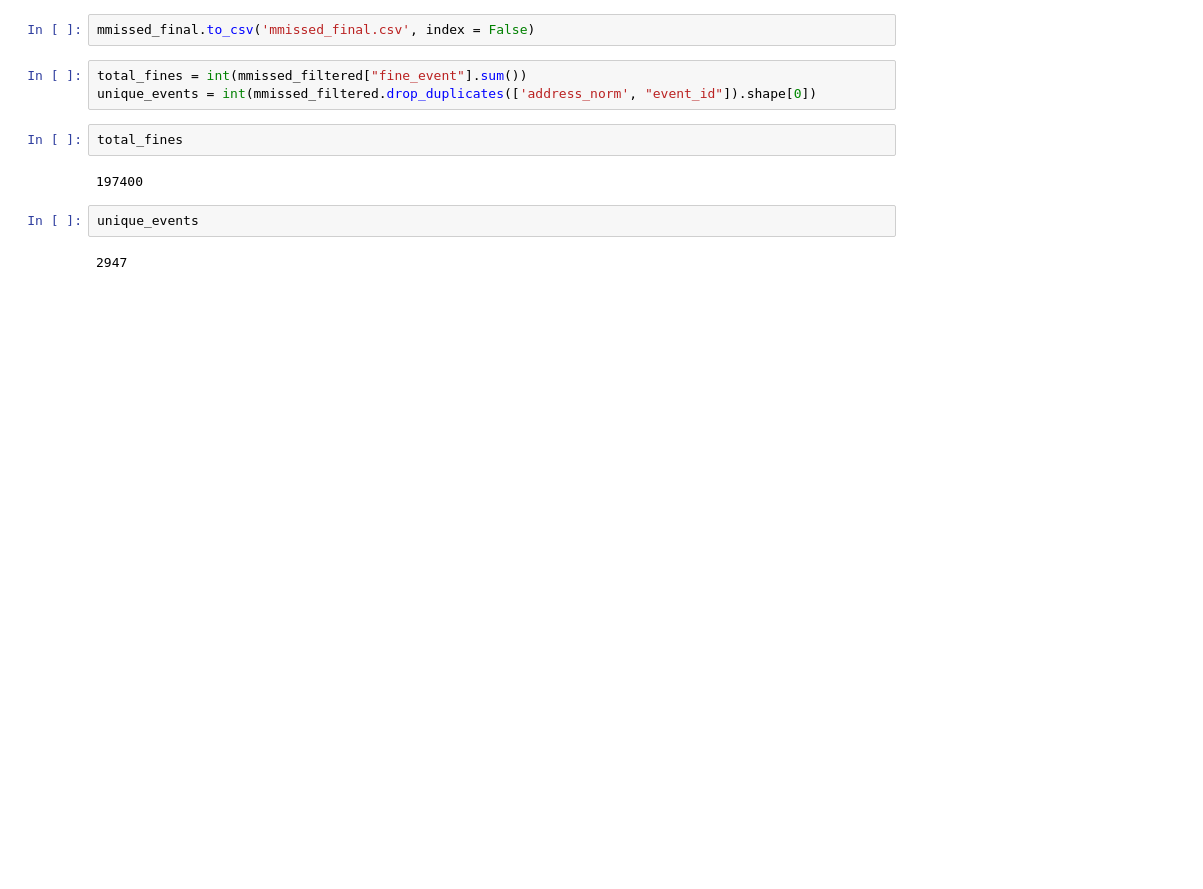
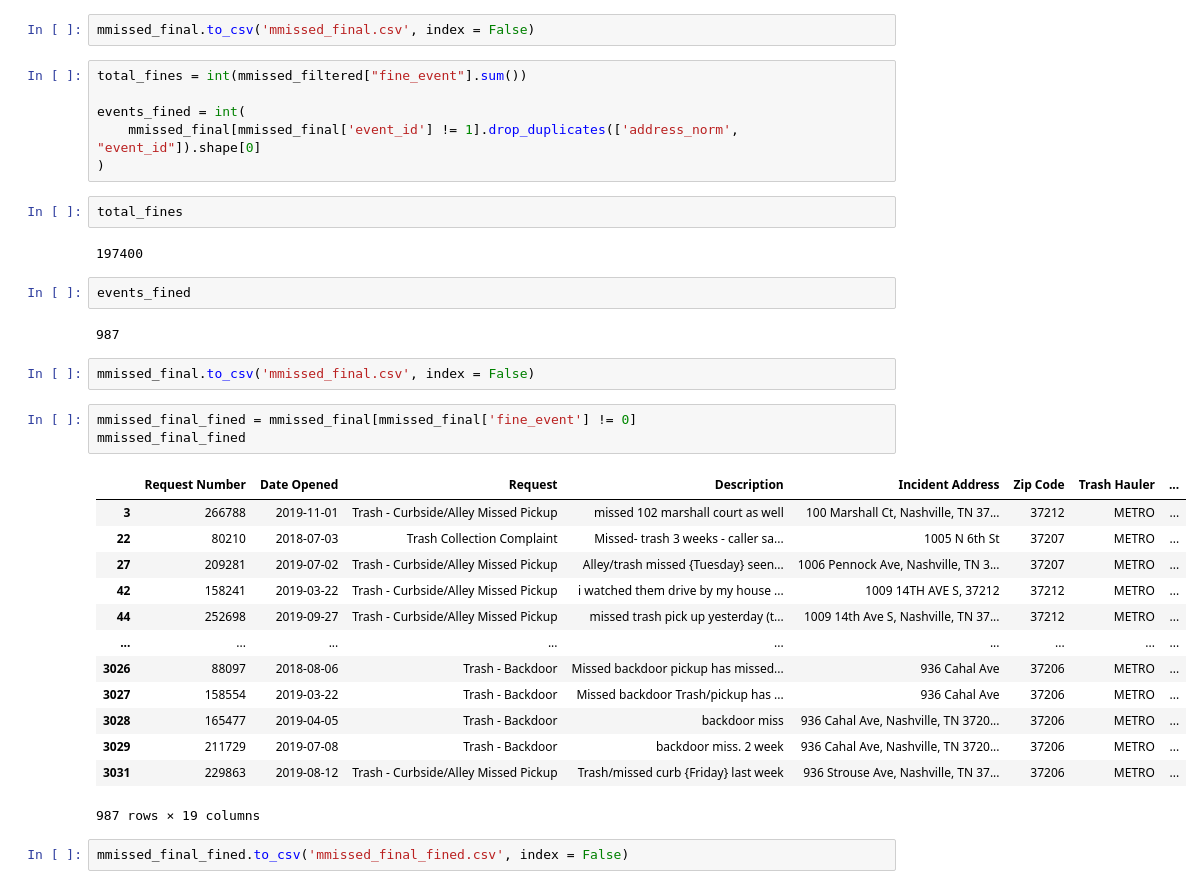
Before and after one commit to NewForce-Cohort-11-Data/trash-haulers-null-void-waste-solutions, a Jupyter notebook: notebooks/mmissed_trash_haulers_cleaned.ipynb, the cells around one changed output. Drawn from its saved outputs; the diff is of its cells as text; blank space fills up the shorter version.

```diff
--- a/notebooks/mmissed_trash_haulers_cleaned.ipynb
+++ b/notebooks/mmissed_trash_haulers_cleaned.ipynb
@@ -96,12 +110,36 @@ mmissed_final
 mmissed_final.to_csv('mmissed_final.csv', index = False)
 # %%
 total_fines = int(mmissed_filtered["fine_event"].sum())
-unique_events = int(mmissed_filtered.drop_duplicates(['address_norm', "event_id"]).shape[0])
+
+events_fined = int(
+    mmissed_final[mmissed_final['event_id'] != 1].drop_duplicates(['address_norm', "event_id"]).shape[0]
+)
 # %%
 total_fines
 # %% [output]
 197400
 # %%
-unique_events
+events_fined
 # %% [output]
-2947
+987
+# %%
+mmissed_final.to_csv('mmissed_final.csv', index = False)
+# %%
+mmissed_final_fined = mmissed_final[mmissed_final['fine_event'] != 0]
+mmissed_final_fined
+# %% [output]
+|  | Request Number | Date Opened | Request | Description | Incident Address | Zip Code | Trash Hauler | ... |
+| 3 | 266788 | 2019-11-01 | Trash - Curbside/Alley Missed Pickup | missed 102 marshall court as well | 100 Marshall Ct, Nashville, TN 37... | 37212 | METRO | ... |
+| 22 | 80210 | 2018-07-03 | Trash Collection Complaint | Missed- trash 3 weeks - caller sa... | 1005 N 6th St | 37207 | METRO | ... |
+| 27 | 209281 | 2019-07-02 | Trash - Curbside/Alley Missed Pickup | Alley/trash missed {Tuesday} seen... | 1006 Pennock Ave, Nashville, TN 3... | 37207 | METRO | ... |
+| 42 | 158241 | 2019-03-22 | Trash - Curbside/Alley Missed Pickup | i watched them drive by my house ... | 1009 14TH AVE S, 37212 | 37212 | METRO | ... |
+| 44 | 252698 | 2019-09-27 | Trash - Curbside/Alley Missed Pickup | missed trash pick up yesterday (t... | 1009 14th Ave S, Nashville, TN 37... | 37212 | METRO | ... |
+| ... | ... | ... | ... | ... | ... | ... | ... | ... |
+| 3026 | 88097 | 2018-08-06 | Trash - Backdoor | Missed backdoor pickup has missed... | 936 Cahal Ave | 37206 | METRO | ... |
+| 3027 | 158554 | 2019-03-22 | Trash - Backdoor | Missed backdoor Trash/pickup has ... | 936 Cahal Ave | 37206 | METRO | ... |
+| 3028 | 165477 | 2019-04-05 | Trash - Backdoor | backdoor miss | 936 Cahal Ave, Nashville, TN 3720... | 37206 | METRO | ... |
+| 3029 | 211729 | 2019-07-08 | Trash - Backdoor | backdoor miss. 2 week | 936 Cahal Ave, Nashville, TN 3720... | 37206 | METRO | ... |
+| 3031 | 229863 | 2019-08-12 | Trash - Curbside/Alley Missed Pickup | Trash/missed curb {Friday} last week | 936 Strouse Ave, Nashville, TN 37... | 37206 | METRO | ... |
+987 rows × 19 columns
+# %%
+mmissed_final_fined.to_csv('mmissed_final_fined.csv', index = False)
```
Also changed, not shown: parts of 1 cell of this notebook, 19 other files.
